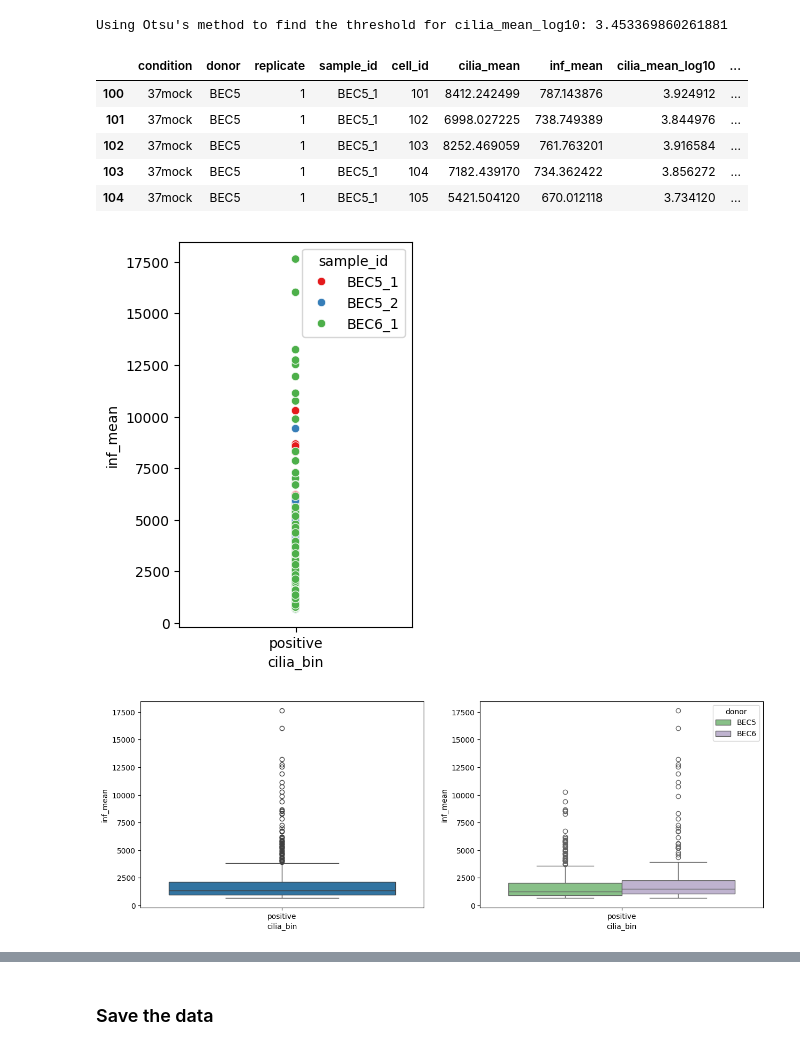
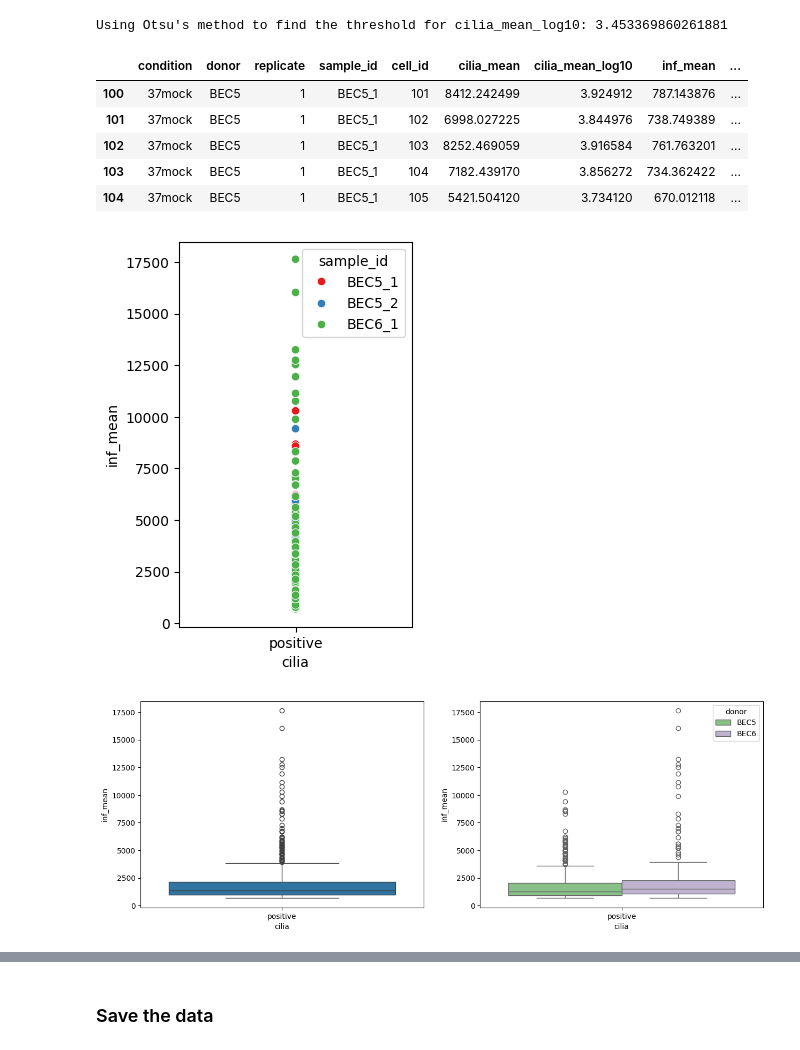
Before and after one commit to quasar1357/ivi-imaging, a Jupyter notebook: vetsuisse25_imaging_tests03.ipynb, the cells around one changed output, grey strips where cells are left out. Drawn from its saved outputs; the diff is of its cells as text; code cells hidden in the pictures.

```diff
--- a/vetsuisse25_imaging_tests03.ipynb
+++ b/vetsuisse25_imaging_tests03.ipynb
@@ -71,2 +73,2 @@ print(ca.projections_types)
 # %%
-ca = CellAnalyzer.load(in_path + "/CellAnalyzer/CellAnalyzer.pkl")
+# ca = CellAnalyzer.load(in_path + "/CellAnalyzer/CellAnalyzer.pkl")
@@ -111 +112,3 @@ Save the data
+# %%
+signals_mode = "mean"
 # %%
@@ -113,2 +116,2 @@ Save the data
 # %%
-ca = CellAnalyzer.load(in_path + "/CellAnalyzer/CellAnalyzer.pkl")
+# ca = CellAnalyzer.load(in_path + "/CellAnalyzer/CellAnalyzer.pkl")
@@ -133,3 +145,2 @@ Save the data
 # %%
-ca = CellAnalyzer.load(in_path + "/CellAnalyzer/CellAnalyzer.pkl")
-cells_df = ca.cells_df.drop(columns=["time", "date", "sample", "mode1", "mode2", "filename", "filepath", "projection_types"])
+# ca = CellAnalyzer.load(in_path + "/CellAnalyzer/CellAnalyzer.pkl")
@@ -183,24 +198,24 @@ Using Otsu's method to find the threshold for cilia_mean_log10: 3.45336986026188
 cells_df = ca.cells_df.drop(columns=["time", "date", "sample", "mode1", "mode2", "filename", "filepath", "projection_types"])
 cells_df[100:105]
 # %% [output]
-|  | condition | donor | replicate | sample_id | cell_id | cilia_mean | inf_mean | cilia_mean_log10 | ... |
-| 100 | 37mock | BEC5 | 1 | BEC5_1 | 101 | 8412.242499 | 787.143876 | 3.924912 | ... |
-| 101 | 37mock | BEC5 | 1 | BEC5_1 | 102 | 6998.027225 | 738.749389 | 3.844976 | ... |
-| 102 | 37mock | BEC5 | 1 | BEC5_1 | 103 | 8252.469059 | 761.763201 | 3.916584 | ... |
-| 103 | 37mock | BEC5 | 1 | BEC5_1 | 104 | 7182.439170 | 734.362422 | 3.856272 | ... |
-| 104 | 37mock | BEC5 | 1 | BEC5_1 | 105 | 5421.504120 | 670.012118 | 3.734120 | ... |
+|  | condition | donor | replicate | sample_id | cell_id | cilia_mean | cilia_mean_log10 | inf_mean | ... |
+| 100 | 37mock | BEC5 | 1 | BEC5_1 | 101 | 8412.242499 | 3.924912 | 787.143876 | ... |
+| 101 | 37mock | BEC5 | 1 | BEC5_1 | 102 | 6998.027225 | 3.844976 | 738.749389 | ... |
+| 102 | 37mock | BEC5 | 1 | BEC5_1 | 103 | 8252.469059 | 3.916584 | 761.763201 | ... |
+| 103 | 37mock | BEC5 | 1 | BEC5_1 | 104 | 7182.439170 | 3.856272 | 734.362422 | ... |
+| 104 | 37mock | BEC5 | 1 | BEC5_1 | 105 | 5421.504120 | 3.734120 | 670.012118 | ... |
 # %%
 virus_data = cells_df[cells_df["condition"].str.contains(virus)]
 # %%
 fig, ax = plt.subplots(figsize=(3, 5), dpi=100)
-sns.scatterplot(data=virus_data, x='cilia_bin', y='inf_mean', palette="Set1", hue="sample_id", ax=ax)
+sns.scatterplot(data=virus_data, x='cilia', y='inf_'+signals_mode, palette="Set1", hue="sample_id", ax=ax)
 plt.show()
 # %% [output]
-[figure, old version]
+[figure, new version]
 # %%
 fig, ax = plt.subplots(1,2, figsize=(15, 5), dpi=100)
-sns.boxplot(data=virus_data, x='cilia_bin', y='inf_mean', ax=ax[0])
-sns.boxplot(data=virus_data, x='cilia_bin', y='inf_mean', ax=ax[1], palette="Accent", hue="donor")
+sns.boxplot(data=virus_data, x='cilia', y='inf_'+signals_mode, ax=ax[0])
+sns.boxplot(data=virus_data, x='cilia', y='inf_'+signals_mode, ax=ax[1], palette="Accent", hue="donor")
 plt.show()
 # %% [output]
-[figure, old version]
+[figure, new version]
```
Also changed, not shown: parts of 33 cells of this notebook, 1 other file.
